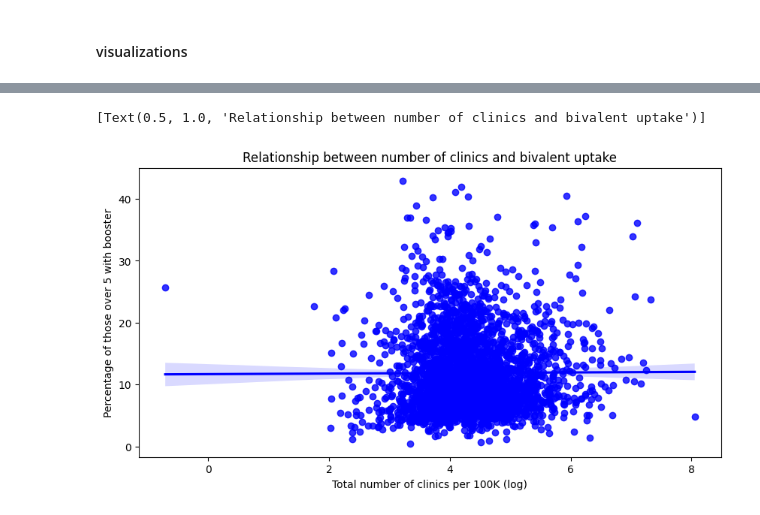
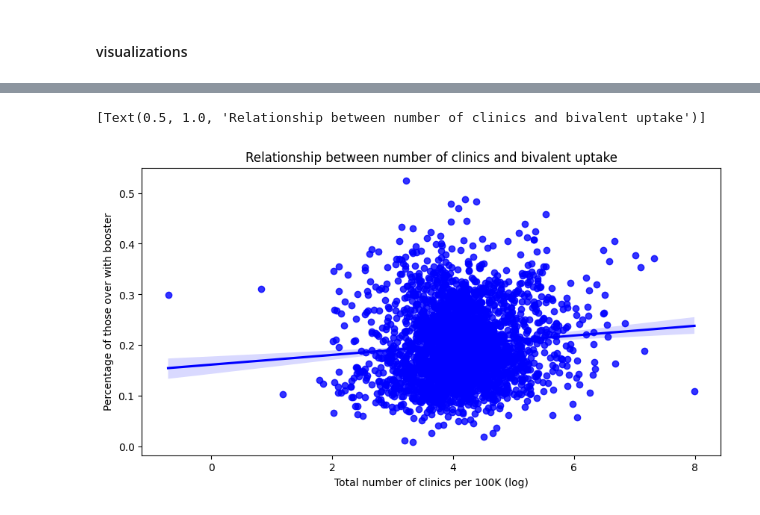
Before and after one commit to youribenadjaoud/mph-thesis, a Jupyter notebook: src/notebooks/county_level.ipynb, the cells around one changed output, grey strips where cells are left out. Saved outputs shown, nothing was run; the diff lists cells and outputs as text; code cells hidden in the pictures.

```diff
--- a/src/notebooks/county_level.ipynb
+++ b/src/notebooks/county_level.ipynb
@@ -561,7 +632,7 @@ bivalent["county"] = bivalent["county"].str.replace(r" County", "")
 
 merged_df = bivalent.merge(
     centers[
-        ["county", "state", "GEOID", "flu_only", "covid_only", "both", "total_centers"]
+        ["county", "state", "GEOID", "covid_only", "both", "total_centers"]
     ],
     on=["county", "state"],
     how="left",
@@ -569,12 +640,9 @@ merged_df = bivalent.merge(
 # %%
 # calcualte locations per 100,000 people
 
-merged_df["flu_only_100k"] = (merged_df.flu_only / merged_df.census_2019) * 100000
 merged_df["covid_only_100k"] = (merged_df.covid_only / merged_df.census_2019) * 100000
 merged_df["both_centers_100k"] = (merged_df.both / merged_df.census_2019) * 100000
-merged_df["total_centers_100k"] = (
-    merged_df.total_centers / merged_df.census_2019
-) * 100000
+merged_df["total_centers_100k"] = (merged_df.total_centers / merged_df.census_2019) * 100000
 # %%
 # take log of total centers per 100k for visualizations
 
@@ -656,6 +724,9 @@ demographics[age_demo] = (
 demographics[race_demo] = (
     demographics[race_demo].div(demographics.total_race, axis=0)
 ) * 100
+demographics[hispanic_demo] = (
+    demographics[hispanic_demo].div(demographics.total_hispanic, axis=0)
+) * 100
 demographics[education_demo] = (
     demographics[education_demo].div(demographics.total_education, axis=0)
 ) * 100
@@ -662,3 +786,33 @@ demographics[education_demo] = (
+# %%
+# simplify education as either with or without bachelor's degree
+
+bachelor_degree_minus = ["no_schooling_completed",
+    "nursery_school",
+    "kindergarten",
+    "1st_grade",
+    "2nd_grade",
+    "3rd_grade",
+    "4th_grade",
+    "5th_grade",
+    "6th_grade",
+    "7th_grade",
+    "8th_grade",
+    "9th_grade",
+    "10th_grade",
+    "11th_grade",
+    "12th_grade_no_diploma",
+    "regular_high_school_diploma",
+    "GED_or_alternative_credential",
+    "some_college_less_than_1_year",
+    "some_college_1_or_more_years_no degree",
+    "associate_degree"]
+bachelor_degree_plus = [  "bachelor_degree",
+    "master_degree",
+    "professional_school_degree",
+    "doctorate_degree"]
+
+demographics["degree"] = demographics.loc[:, bachelor_degree_plus].sum(axis=1)
+demographics["no_degree"] = demographics.loc[:, bachelor_degree_minus].sum(axis=1)
 # %%
 # merge demographics with vaccinations/locations/voting dataset
 
@@ -825,18 +1020,18 @@ strong multicollinearity problems or that the design matrix is singular.
 # %%
 # graph the relationsip between clinics and bivalent uptake
 ## this figure does not account for any covariates
 
 fig, ax = plt.subplots(figsize=(10, 5), dpi=100)
 
-sns.regplot(data=merged_df, x="total_centers_log", y="bivalent_5plus_pct", color="Blue")
+sns.regplot(data=merged_df, x="total_centers_log", y="bivalent_5plus_pct_elig", color="Blue")
 ax.set(
     xlabel="Total number of clinics per 100K (log)",
-    ylabel="Percentage of those over 5 with booster",
+    ylabel="Percentage of those over with booster",
 )
 ax.set(title="Relationship between number of clinics and bivalent uptake")
 # %% [output]
 [Text(0.5, 1.0, 'Relationship between number of clinics and bivalent uptake')]
-[figure, old version]
+[figure, new version]
 # %%
 # how many counties do not have vaccine data?
 
```
Also changed, not shown: parts of 37 cells of this notebook.
